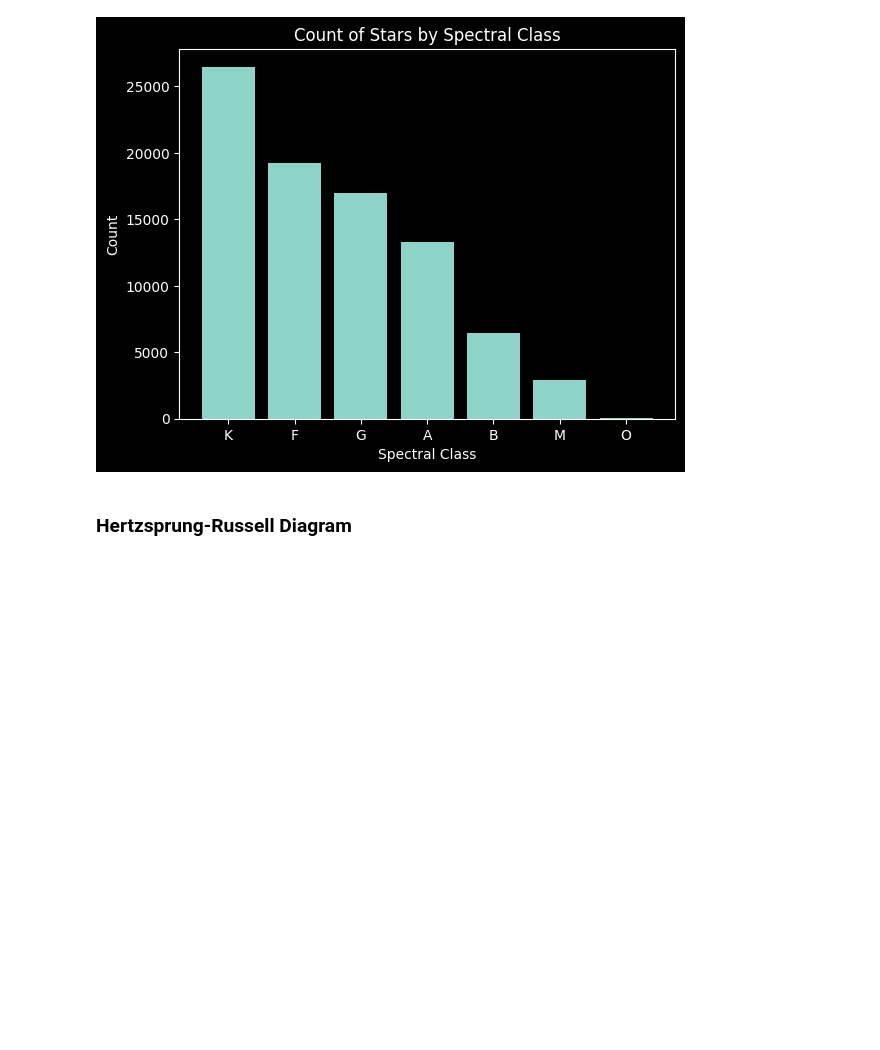
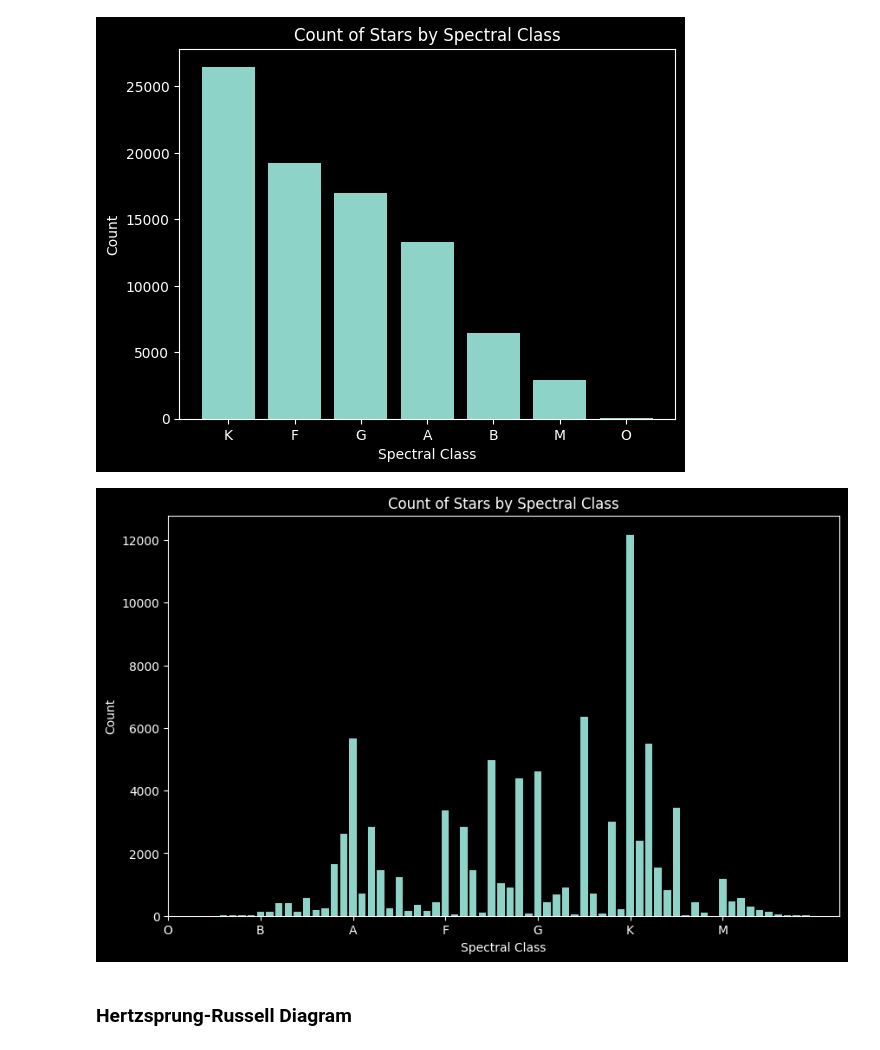
Before and after one commit to EP1XWARR10R/stellar-classification-capstone, a Jupyter notebook: Capstone.ipynb, the cells around one changed output. Saved outputs shown, nothing was run; the diff lists cells and outputs as text; code cells hidden in the pictures; blank space fills up the shorter version.

```diff
--- a/Capstone.ipynb
+++ b/Capstone.ipynb
@@ -199,9 +199,15 @@ df_2 = df_2[df_2['SpCl'].notna()]
 df_2 = df_2[~df_2['SpCl'].str.contains(r'[\/\-]')]
 
 # Separate spectral class and subclass
-df_2['SpSubCl'] = df_2['SpCl'].str.extract(r'([0-9](?:\.\d)?)$')
+df_2['SpSubCl'] = df_2['SpCl'].str.extract(r'([0-9](?:\.\d)?)$').astype(float).round().astype('Int64')
 df_2['SpSubCl'] = df_2['SpSubCl'].fillna(0)
 df_2['SpCl'] = df_2['SpCl'].str.extract(r'(^[OBAFGKM])')
 
+# Map spectral classes to numerical values
+spectral_class_mapping = {'O': 0, 'B': 1, 'A': 2, 'F': 3, 'G': 4, 'K': 5, 'M': 6}
+df_2['SpClNum'] = df_2['SpCl'].map(spectral_class_mapping) + (df_2['SpSubCl'].astype(float) / 10)
+
 # Extract luminosity class using regex
 df_2['LumCl'] = df_2['SpType'].str.extract(r'([\/\-IV]+)?$')
+
+df_2.head()
@@ -222,6 +238,17 @@ plt.title('Count of Stars by Spectral Class')
 plt.show()
 # %% [output]
 [figure]
+# %%
+# plot the count of each spectral class Numerical
+plt.figure(figsize=(10, 6))
+plt.bar((df['SpClNum'] * 10).value_counts().index, (df['SpClNum'] * 10).value_counts())
+plt.xlabel('Spectral Class')
+plt.ylabel('Count')
+plt.xticks([0, 10, 20, 30, 40, 50, 60], ['O', 'B', 'A', 'F', 'G', 'K', 'M'])
+plt.title('Count of Stars by Spectral Class')
+plt.show()
+# %% [output]
+[figure, added]
 # %% [markdown]
 ### Hertzsprung-Russell Diagram
 # %%
```
Also changed, not shown: parts of 23 cells of this notebook, 1 other file.
